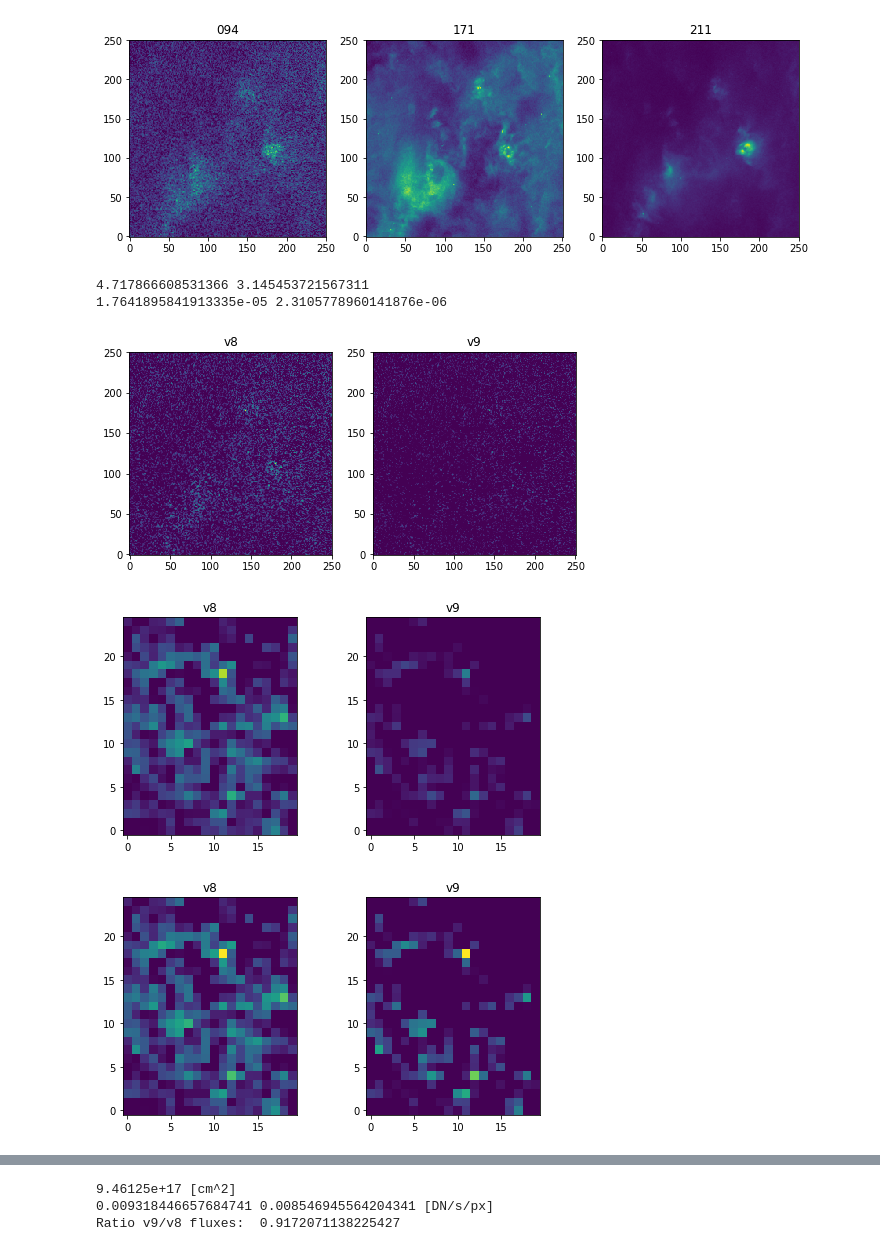
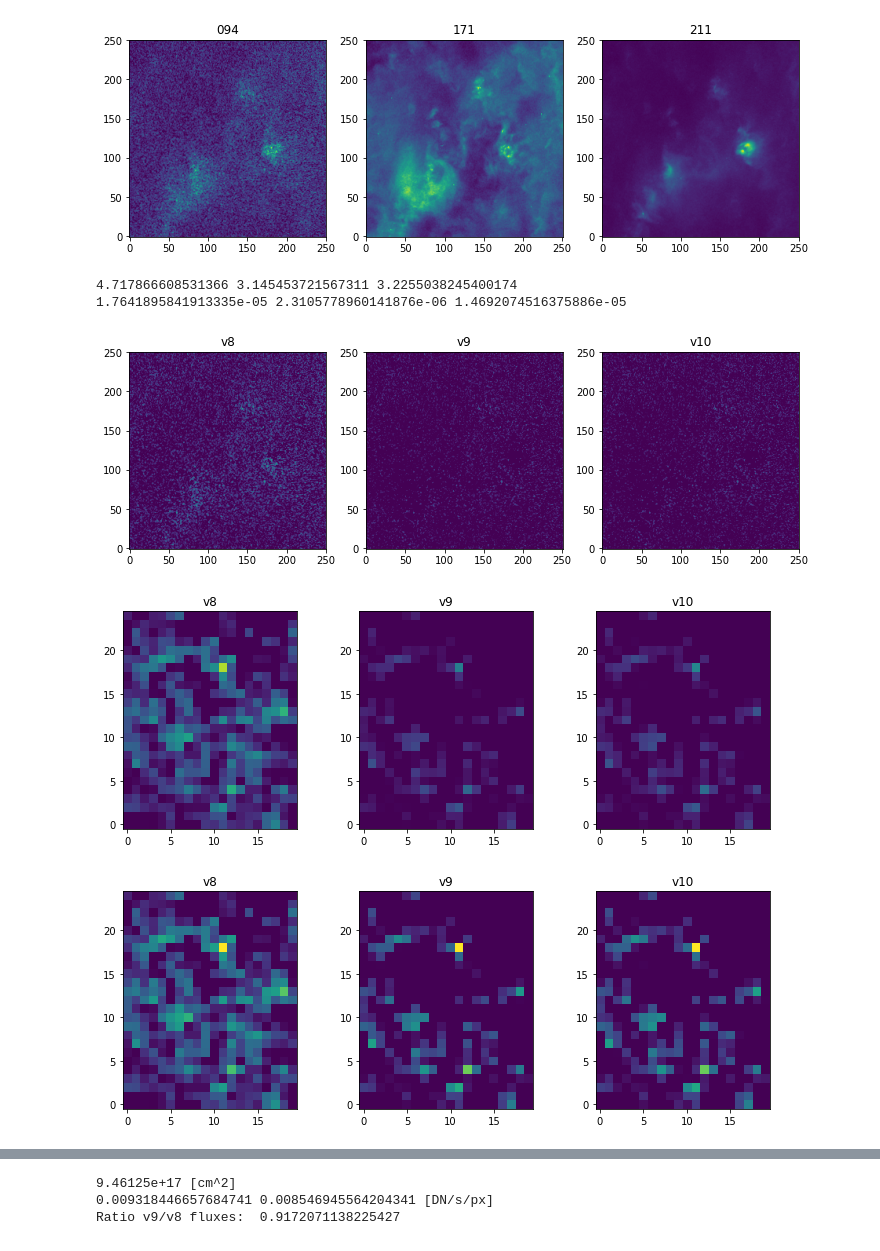
Before and after one commit to ianan/aia_test, a Jupyter notebook: testfe18_v8v9_deg_apr2019.ipynb, the cells around one changed output, grey strips where cells are left out. Saved outputs shown, nothing was run; the diff lists cells and outputs as text; code cells hidden in the pictures.

```diff
--- a/testfe18_v8v9_deg_apr2019.ipynb
+++ b/testfe18_v8v9_deg_apr2019.ipynb
@@ -53,6 +56,6 @@ print(time.isot)
 # Apr 2019 values needed here:
 degs8=np.array([0.74183735, 0.74738639, 0.685066])
 degs9=np.array([0.96042037, 0.74981398, 0.5004412 ])
-
-print(degs8,degs9)
+degs10=np.array([0.94698421, 0.73993289, 0.51997862])
+print(degs8,degs9,degs10)
 # %% [output]
@@ -133,48 +136,62 @@ data211v8=data211/degs8[2]
 data094v9=data094/degs9[0]
 data171v9=data171/degs9[1]
 data211v9=data211/degs9[2]
+
+data094v10=data094/degs10[0]
+data171v10=data171/degs10[1]
+data211v10=data211/degs10[2]
 # %%
 # Work out the Fe18
 datafe18v8=data094v8 - data171v8/450. - data211v8/120.
 datafe18v8[datafe18v8 < 0]=0
 datafe18v9=data094v9 - data171v9/450. - data211v9/120.
 datafe18v9[datafe18v9 < 0]=0
-print(np.max(datafe18v8),np.max(datafe18v9))
-print(np.min(datafe18v8[datafe18v8 >0]),np.min(datafe18v9[datafe18v9 >0]))
+datafe18v10=data094v10 - data171v10/450. - data211v10/120.
+datafe18v10[datafe18v10 < 0]=0
+print(np.max(datafe18v8),np.max(datafe18v9),np.max(datafe18v10))
+print(np.min(datafe18v8[datafe18v8 >0]),np.min(datafe18v9[datafe18v9 >0]),np.min(datafe18v10[datafe18v10 >0]))
 # %% [output]
-4.717866608531366 3.145453721567311
-1.7641895841913335e-05 2.3105778960141876e-06
+4.717866608531366 3.145453721567311 3.2255038245400174
+1.7641895841913335e-05 2.3105778960141876e-06 1.4692074516375886e-05
 # %%
-fig, ax = plt.subplots(1, 2,figsize=(8, 4))
+fig, ax = plt.subplots(1, 3,figsize=(12, 4))
 ax[0].imshow(datafe18v8,origin='lower',norm=colors.Normalize(vmin=0.01,vmax=5))
 ax[0].set_title('v8')
 ax[1].imshow(datafe18v9,origin='lower',norm=colors.Normalize(vmin=0.01,vmax=5))
 ax[1].set_title('v9')
+ax[2].imshow(datafe18v10,origin='lower',norm=colors.Normalize(vmin=0.01,vmax=5))
+ax[2].set_title('v10')
 plt.show()
 # %% [output]
-[figure, old version]
+[figure, new version]
 # %%
 loopv8=datafe18v8[95:120,170:190]
 loopv9=datafe18v9[95:120,170:190]
-fig, ax = plt.subplots(1, 2,figsize=(8, 4))
+loopv10=datafe18v10[95:120,170:190]
+fig, ax = plt.subplots(1, 3,figsize=(12, 4))
 ax[0].imshow(loopv8,origin='lower',norm=colors.Normalize(vmin=0.01,vmax=5))
 ax[0].set_title('v8')
 ax[1].imshow(loopv9,origin='lower',norm=colors.Normalize(vmin=0.01,vmax=5))
 ax[1].set_title('v9')
+ax[2].imshow(loopv10,origin='lower',norm=colors.Normalize(vmin=0.01,vmax=5))
+ax[2].set_title('v10')
 plt.show()
 
 
-fig, ax = plt.subplots(1, 2,figsize=(8, 4))
+fig, ax = plt.subplots(1, 3,figsize=(12, 4))
 ax[0].imshow(loopv8,origin='lower',\
              norm=colors.Normalize(vmin=np.min(loopv8[loopv8>0]),vmax=np.max(loopv8)))
 ax[0].set_title('v8')
 ax[1].imshow(loopv9,origin='lower',\
              norm=colors.Normalize(vmin=np.min(loopv9[loopv9>0]),vmax=np.max(loopv9)))
 ax[1].set_title('v9')
+ax[2].imshow(loopv10,origin='lower',\
+             norm=colors.Normalize(vmin=np.min(loopv10[loopv10>0]),vmax=np.max(loopv10)))
+ax[2].set_title('v10')
 plt.show()
 # %% [output]
-[figure, old version]
+[figure, new version]
-[figure, old version]
+[figure, new version]
 # %%
 print('<v8 DN/s/px>: ',np.mean(loopv8))
 print('<v9 DN/s/px>: ',np.mean(loopv9))
```
Also changed, not shown: parts of 7 cells of this notebook, 14 other files.
